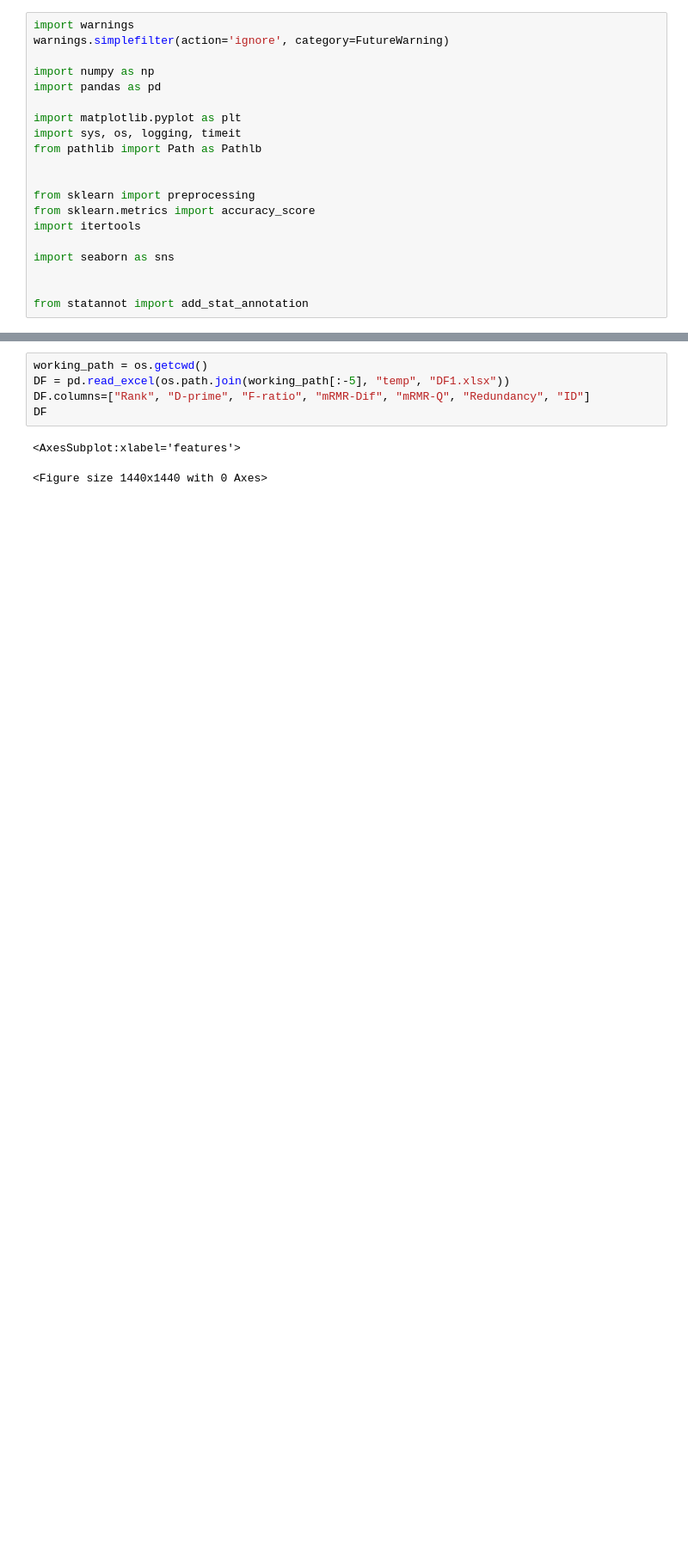
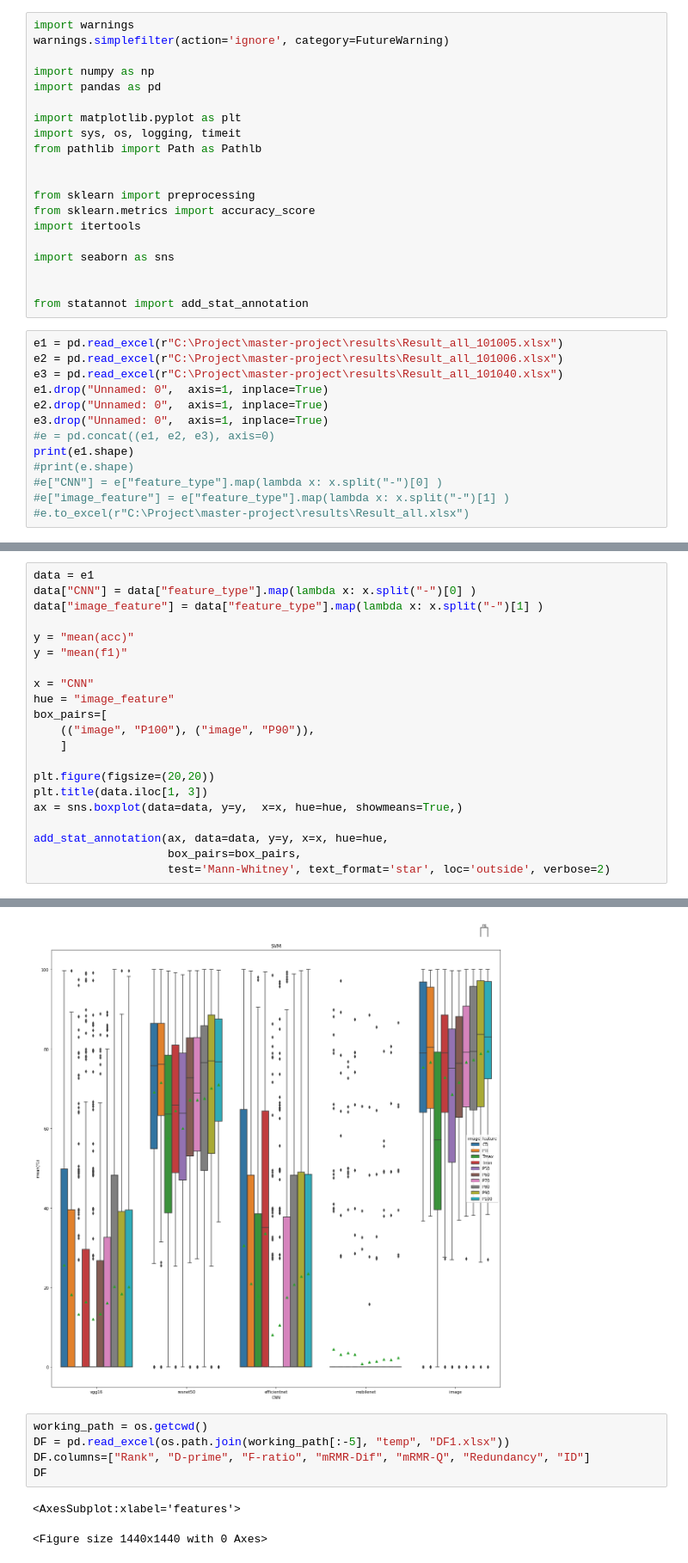
Before and after one commit to SKazemii/master-project, a Jupyter notebook: Codes/noteBook.ipynb, the cells around one changed output, grey strips where cells are left out. Shown at 86% size. Cells and saved outputs as stored; diff of their text form; blank space fills up the shorter version.

```diff
--- a/Codes/noteBook.ipynb
+++ b/Codes/noteBook.ipynb
@@ -18,3 +18,16 @@ import seaborn as sns
 
 
 from statannot import add_stat_annotation
+# %%
+e1 = pd.read_excel(r"C:\Project\master-project\results\Result_all_101005.xlsx")
+e2 = pd.read_excel(r"C:\Project\master-project\results\Result_all_101006.xlsx")
+e3 = pd.read_excel(r"C:\Project\master-project\results\Result_all_101040.xlsx")
+e1.drop("Unnamed: 0",  axis=1, inplace=True)
+e2.drop("Unnamed: 0",  axis=1, inplace=True)
+e3.drop("Unnamed: 0",  axis=1, inplace=True)
+#e = pd.concat((e1, e2, e3), axis=0)
+print(e1.shape)
+#print(e.shape)
+#e["CNN"] = e["feature_type"].map(lambda x: x.split("-")[0] )
+#e["image_feature"] = e["feature_type"].map(lambda x: x.split("-")[1] )
+#e.to_excel(r"C:\Project\master-project\results\Result_all.xlsx")
@@ -20,0 +36,22 @@ from statannot import add_stat_annotation
+# %%
+data = e1
+data["CNN"] = data["feature_type"].map(lambda x: x.split("-")[0] )
+data["image_feature"] = data["feature_type"].map(lambda x: x.split("-")[1] )
+
+y = "mean(acc)"
+y = "mean(f1)"
+
+x = "CNN"
+hue = "image_feature"
+box_pairs=[
+    (("image", "P100"), ("image", "P90")),
+    ]
+
+plt.figure(figsize=(20,20))
+plt.title(data.iloc[1, 3])
+ax = sns.boxplot(data=data, y=y,  x=x, hue=hue, showmeans=True,)
+
+add_stat_annotation(ax, data=data, y=y, x=x, hue=hue,
+                    box_pairs=box_pairs,
+                    test='Mann-Whitney', text_format='star', loc='outside', verbose=2)
+# %% [output]
@@ -21,3 +68,4 @@ from statannot import add_stat_annotation
+[figure, added]
 # %%
 working_path = os.getcwd()
 DF = pd.read_excel(os.path.join(working_path[:-5], "temp", "DF1.xlsx"))
```
Also changed, not shown: parts of 2 cells of this notebook, 6 other files.
